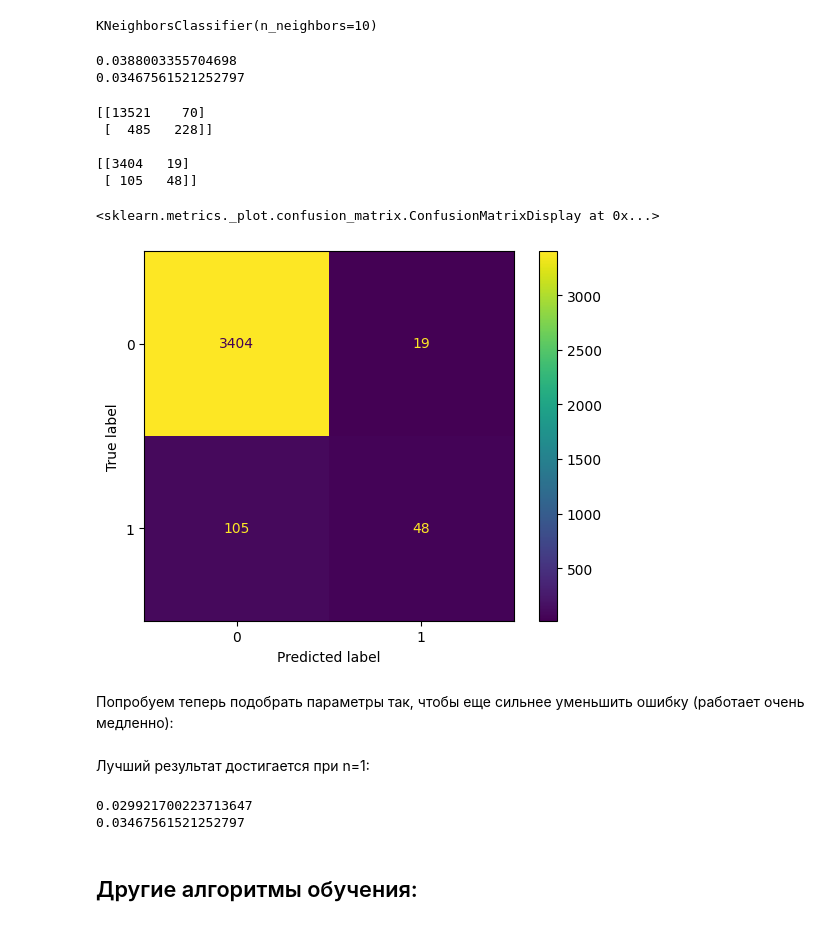
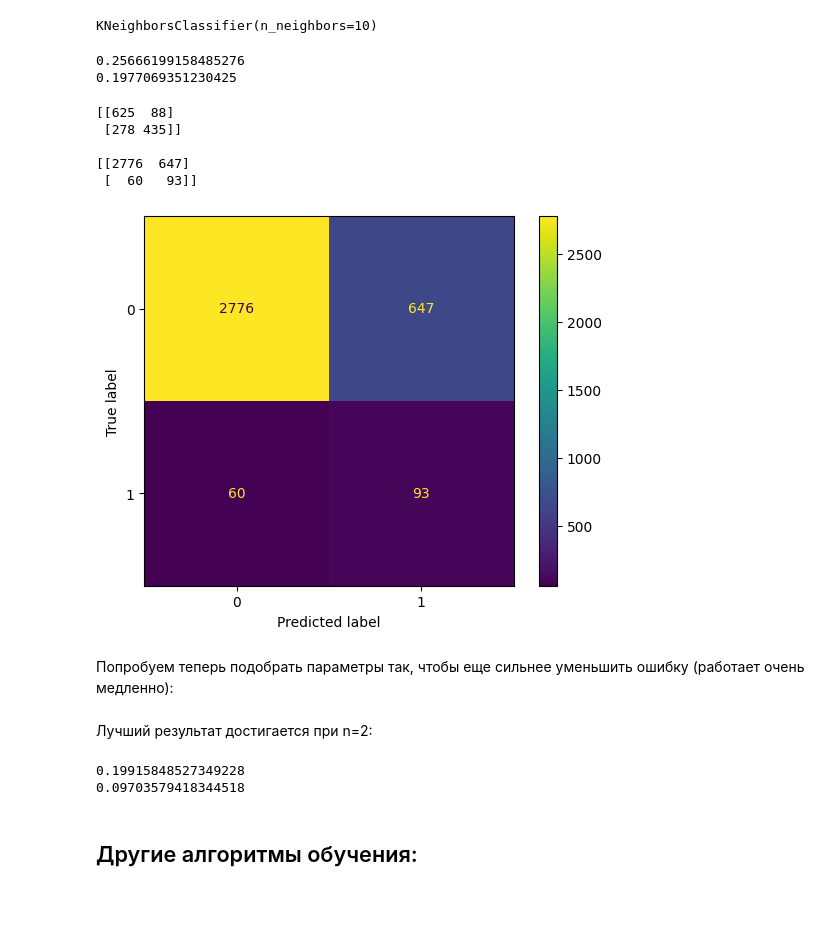
Before and after one commit to multifacs/MachineLearning, a Jupyter notebook: Fake_Jobs.ipynb, the cells around one changed output. Saved outputs shown, nothing was run; the diff lists cells and outputs as text; code cells hidden in the pictures.

```diff
--- a/Fake_Jobs.ipynb
+++ b/Fake_Jobs.ipynb
@@ -299,3 +325,29 @@ x=data.drop(['fraudulent'],axis=1)
 y=data['fraudulent']
 from sklearn.model_selection import train_test_split
 x_train, x_test, y_train, y_test=train_test_split(x,y,random_state=0,test_size=0.2)
+# %%
+from imblearn.under_sampling import RandomUnderSampler
+from imblearn.over_sampling import RandomOverSampler
+from sklearn.neighbors import KNeighborsClassifier
+
+rus = RandomUnderSampler()
+x_train, y_train = rus.fit_resample(x_train, y_train)
+
+for i in [1, 2, 5, 10, 15, 20]:
+    knn = KNeighborsClassifier(n_neighbors = i)
+    knn.fit(x_train, y_train)
+    print("n_neighbors:", i)
+    print("train error: ", np.mean(knn.predict(x_train) != y_train))
+    print("test error: ",np.mean(knn.predict(x_test) != y_test))
+    print("--------------")
+
+rus = RandomOverSampler()
+x_train, y_train = rus.fit_resample(x_train, y_train)
+
+for i in [1, 2, 5, 10, 15, 20]:
+    knn = KNeighborsClassifier(n_neighbors = i)
+    knn.fit(x_train, y_train)
+    print("n_neighbors:", i)
+    print("train error: ", np.mean(knn.predict(x_train) != y_train))
+    print("test error: ",np.mean(knn.predict(x_test) != y_test))
+    print("--------------")
@@ -319,25 +389,28 @@ err_train  = np.mean(y_train != y_train_predict)
 print(err_train)
 print(err_test)
 # %% [output]
-0.0388003355704698
-0.03467561521252797
+0.25666199158485276
+0.1977069351230425
 # %%
 from sklearn.metrics import confusion_matrix
 
 print(confusion_matrix(y_train, y_train_predict), end="\n\n")
 print(confusion_matrix(y_test, y_test_predict), end="\n\n")
 # %% [output]
-[[13521    70]
- [  485   228]]
+[[625  88]
+ [278 435]]
 
-[[3404   19]
- [ 105   48]]
+[[2776  647]
+ [  60   93]]
-# %%
-from sklearn.metrics import plot_confusion_matrix
-plot_confusion_matrix(knn, x_test, y_test)
-# %% [output]
-<sklearn.metrics._plot.confusion_matrix.ConfusionMatrixDisplay at 0x...>
-[figure, removed]
+# %%
+from sklearn.metrics import ConfusionMatrixDisplay
+
+cm = confusion_matrix(y_test, y_test_predict)
+disp = ConfusionMatrixDisplay(confusion_matrix=cm)
+disp.plot()
+plt.show()
+# %% [output]
+[figure, added]
 # %% [markdown]
 Попробуем теперь подобрать параметры так, чтобы еще сильнее уменьшить ошибку (работает очень медленно):
 # %%
@@ -351,9 +424,9 @@ plot_confusion_matrix(knn, x_test, y_test)
 #best_n_neighbors = grid.best_estimator_.n_neighbors
 #print(best_cv_err, best_n_neighbors)
 # %% [markdown]
-Лучший результат достигается при n=1:
+Лучший результат достигается при n=2:
 # %%
-knn = KNeighborsClassifier(n_neighbors = 3).fit(x_train, y_train)
+knn = KNeighborsClassifier(n_neighbors = 2).fit(x_train, y_train)
 
 err_train = np.mean(y_train != knn.predict(x_train))
 err_test  = np.mean(y_test  != knn.predict(x_test))
@@ -361,8 +434,8 @@ err_test  = np.mean(y_test  != knn.predict(x_test))
 print(err_train)
 print(err_test)
 # %% [output]
-0.029921700223713647
-0.03467561521252797
+0.19915848527349228
+0.09703579418344518
 # %% [markdown]
 ## Другие алгоритмы обучения:
 # %% [markdown]
```
Also changed, not shown: parts of 70 cells of this notebook, 1 other file.
